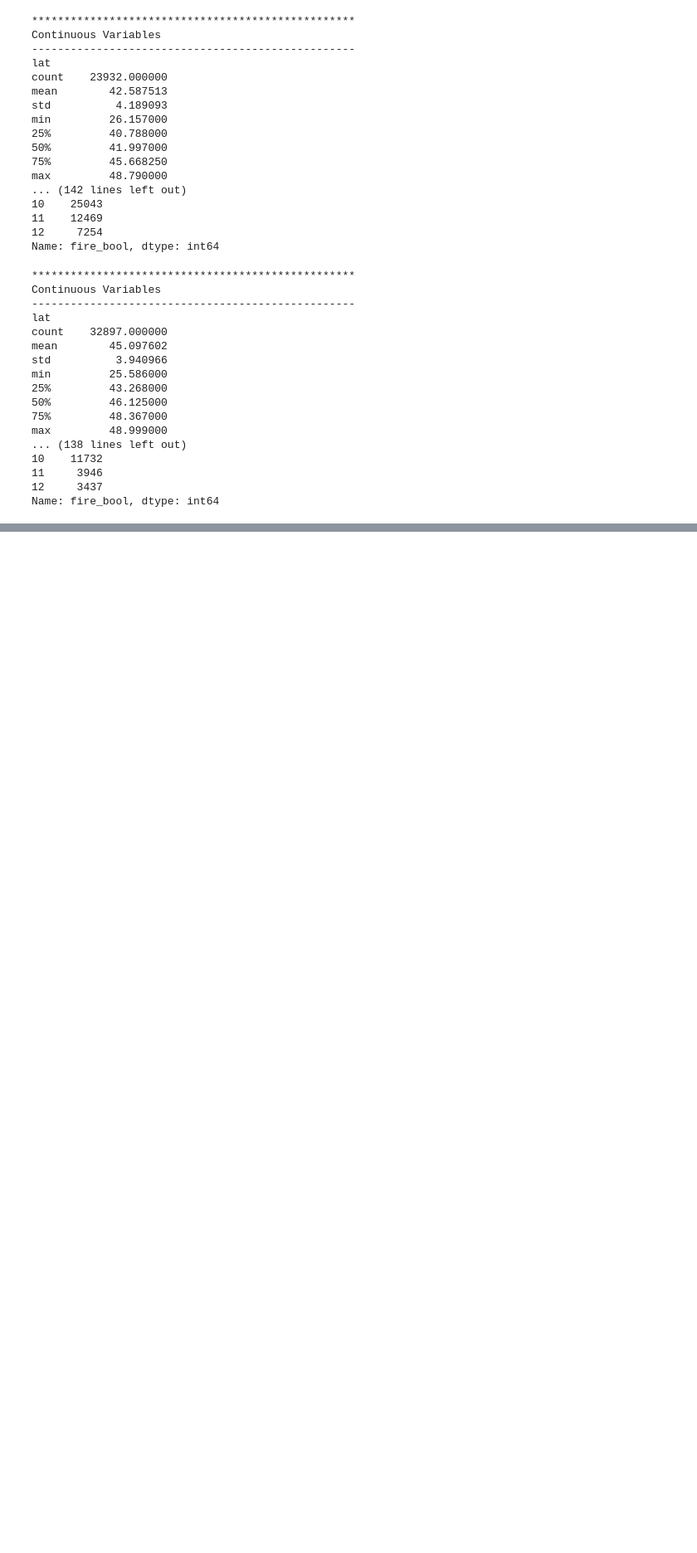
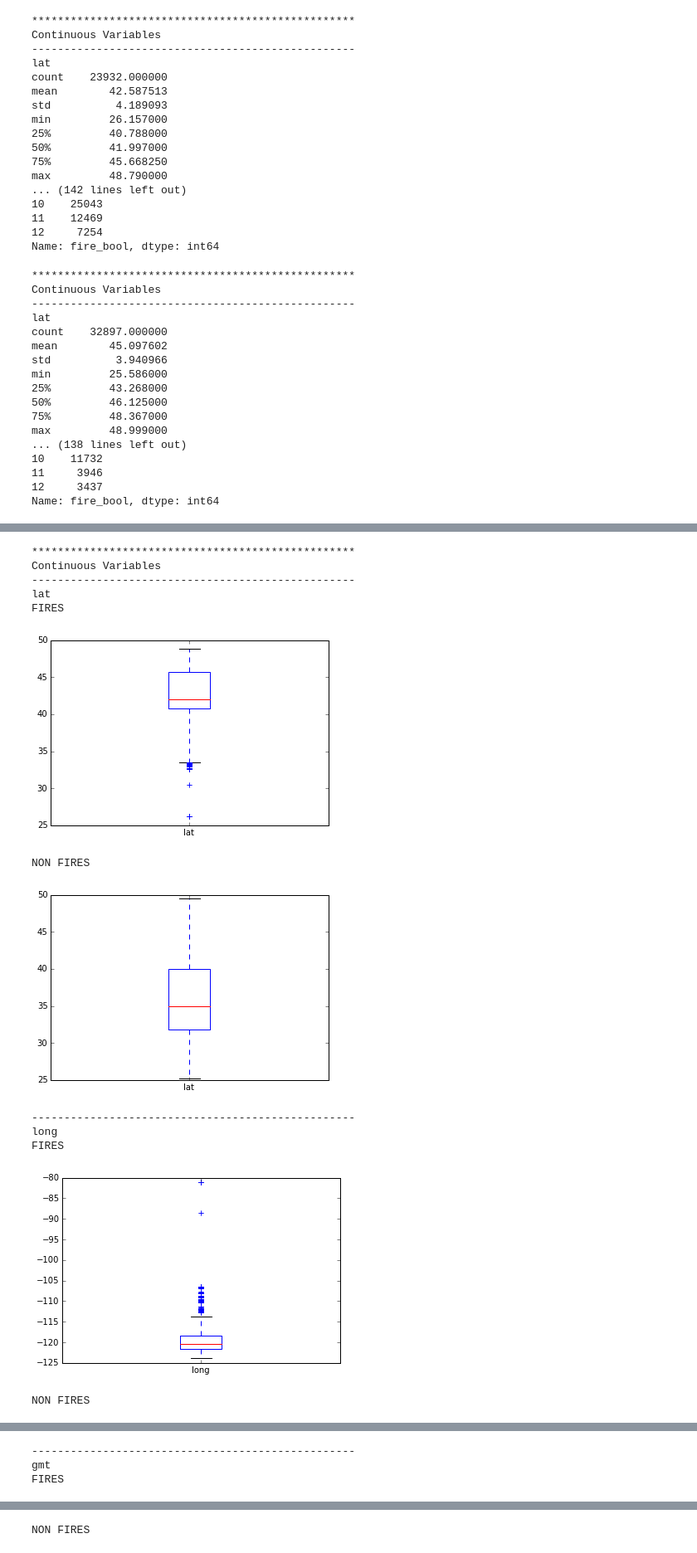
Before and after one commit to sallamander/forest-fires, a Jupyter notebook: code/eda-viz/eda_detected_fires_csvs.ipynb, the cells around one changed output, grey strips where cells are left out. Shown at 83% size. Saved outputs shown, nothing was run; the diff lists cells and outputs as text; code cells hidden in the pictures; blank space fills up the shorter version.

```diff
--- a/code/eda-viz/eda_detected_fires_csvs.ipynb
+++ b/code/eda-viz/eda_detected_fires_csvs.ipynb
@@ -204,0 +299,16 @@ Name: fire_bool, dtype: int64
+# %%
+plotting_func(2014)
+# %% [output]
+**************************************************
+Continuous Variables
+--------------------------------------------------
+lat
+FIRES
+[figure, added]
+NON FIRES
+[figure, added]
+--------------------------------------------------
+long
+FIRES
+[figure, added]
+NON FIRES
@@ -204,0 +316,3 @@ Name: fire_bool, dtype: int64
+--------------------------------------------------
+gmt
+FIRES
@@ -204,0 +320 @@ Name: fire_bool, dtype: int64
+NON FIRES
```
Also changed, not shown: parts of 6 cells of this notebook.
